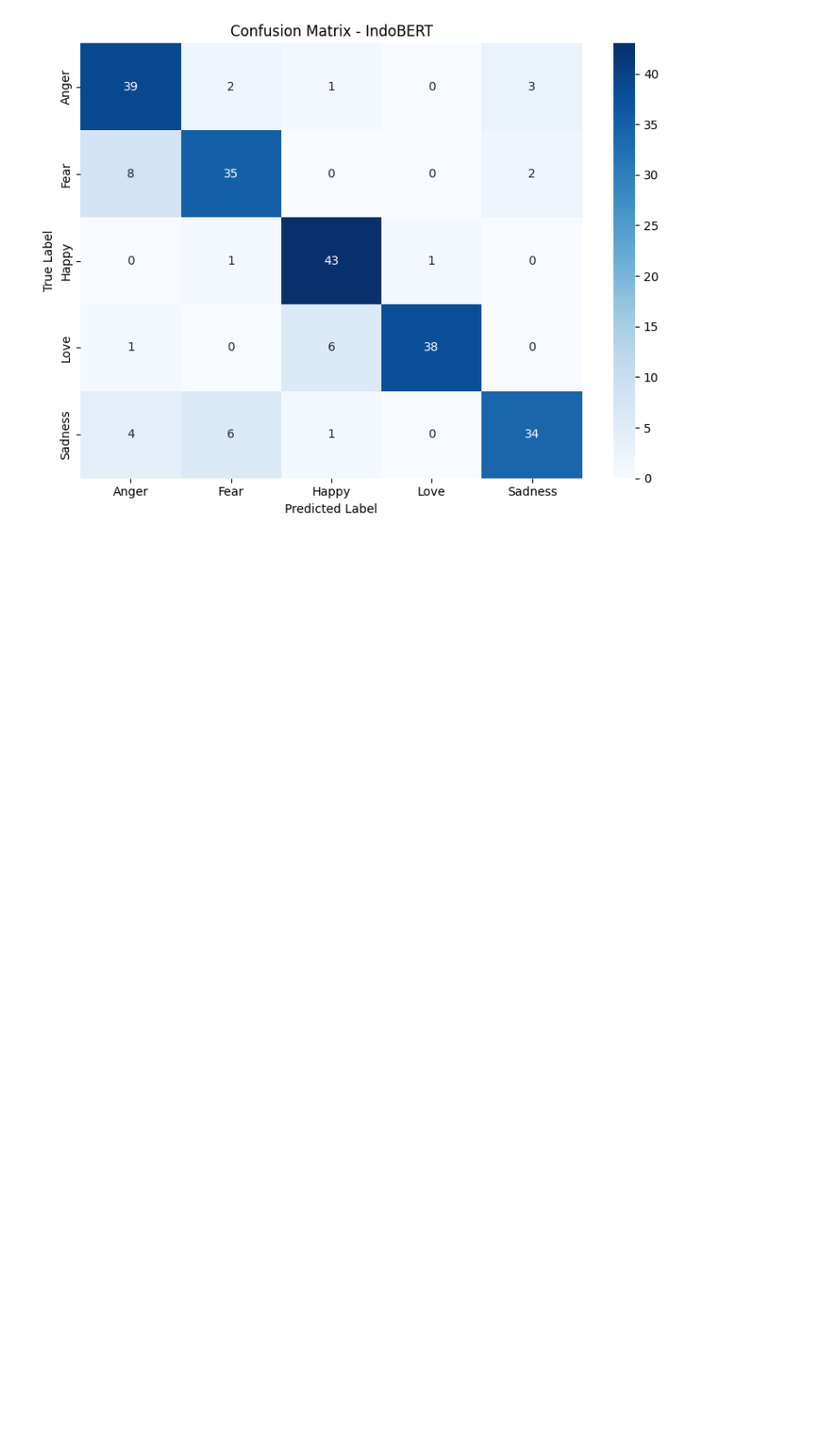
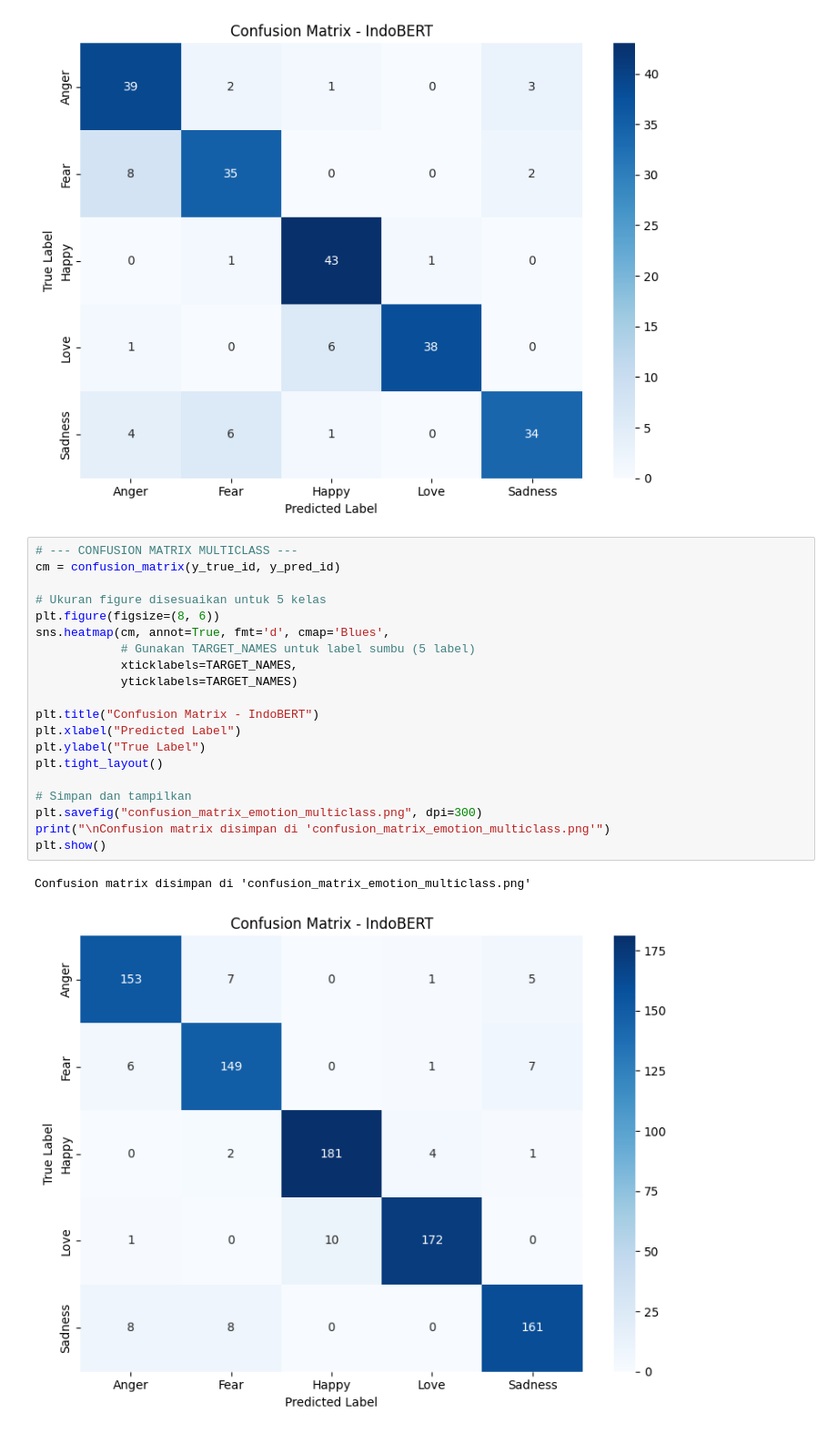
Before and after one commit to RasyadBima15/Multiclass-Emotion-Classification-on-Indonesian-Product-Reviews, a Jupyter notebook: indobenchmark_indobert-base-p1/test.ipynb, the cells around one changed output. Shown at 91% size. Cells and saved outputs as stored; diff of their text form; blank space fills up the shorter version.

```diff
--- a/indobenchmark_indobert-base-p1/test.ipynb
+++ b/indobenchmark_indobert-base-p1/test.ipynb
@@ -286,6 +442,29 @@ plt.show()
 # %% [output]
 Confusion matrix disimpan di 'confusion_matrix_emotion_multiclass.png'
 [figure]
+# %%
+# --- CONFUSION MATRIX MULTICLASS ---
+cm = confusion_matrix(y_true_id, y_pred_id)
+
+# Ukuran figure disesuaikan untuk 5 kelas
+plt.figure(figsize=(8, 6))
+sns.heatmap(cm, annot=True, fmt='d', cmap='Blues',
+            # Gunakan TARGET_NAMES untuk label sumbu (5 label)
+            xticklabels=TARGET_NAMES,
+            yticklabels=TARGET_NAMES)
+
+plt.title("Confusion Matrix - IndoBERT")
+plt.xlabel("Predicted Label")
+plt.ylabel("True Label")
+plt.tight_layout()
+
+# Simpan dan tampilkan
+plt.savefig("confusion_matrix_emotion_multiclass.png", dpi=300)
+print("\nConfusion matrix disimpan di 'confusion_matrix_emotion_multiclass.png'")
+plt.show()
+# %% [output]
+Confusion matrix disimpan di 'confusion_matrix_emotion_multiclass.png'
+[figure, added]
 # %%
 df_predictions
 # %% [output]
```
Also changed, not shown: parts of 6 cells of this notebook, 14 other files.
